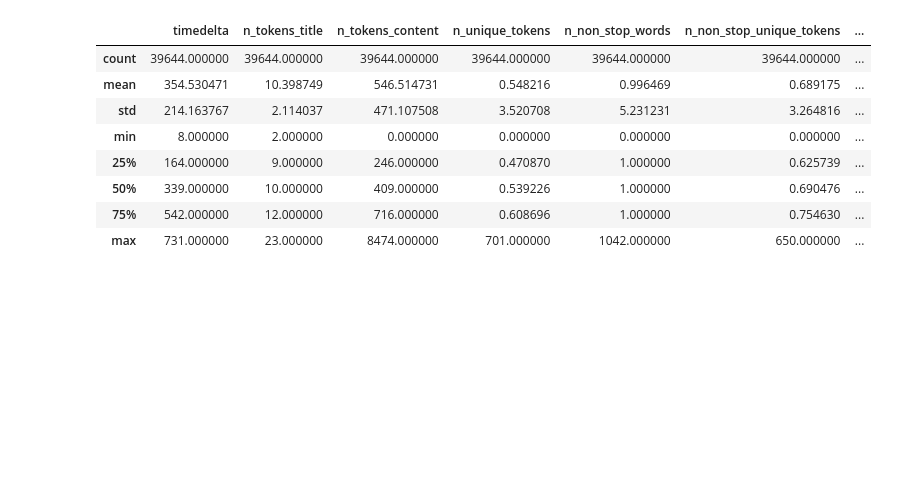
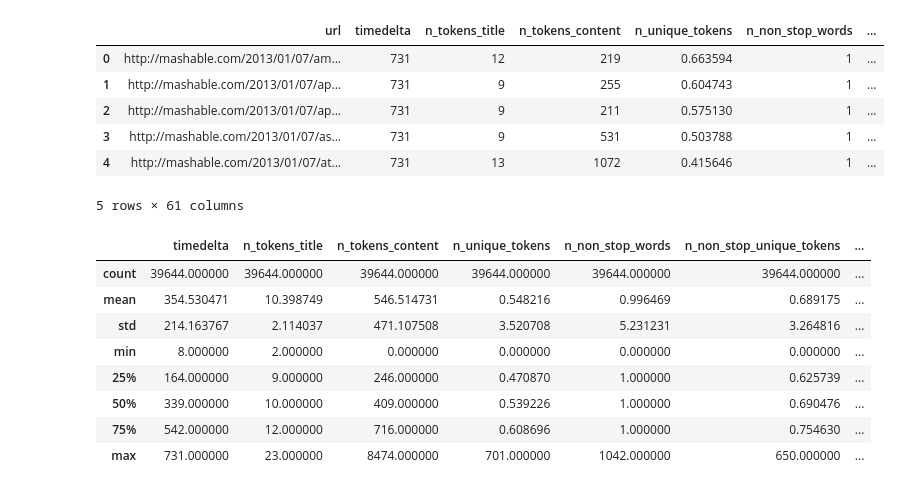
Before and after one commit to ggharry/regression-project, a Jupyter notebook: regression-project.ipynb, the cells around one changed output. Cells and saved outputs as stored; diff of their text form; code cells hidden in the pictures; blank space fills up the shorter version.

```diff
--- a/regression-project.ipynb
+++ b/regression-project.ipynb
@@ -21,5 +26,15 @@ DATA_DIR = 'data/'
 # %%
 news = pd.read_csv(DATA_DIR + 'OnlineNewsPopularity.csv')
+# %%
+news.head()
+# %% [output]
+|  | url | timedelta | n_tokens_title | n_tokens_content | n_unique_tokens | n_non_stop_words | ... |
+| 0 | http://mashable.com/2013/01/07/am... | 731 | 12 | 219 | 0.663594 | 1 | ... |
+| 1 | http://mashable.com/2013/01/07/ap... | 731 | 9 | 255 | 0.604743 | 1 | ... |
+| 2 | http://mashable.com/2013/01/07/ap... | 731 | 9 | 211 | 0.575130 | 1 | ... |
+| 3 | http://mashable.com/2013/01/07/as... | 731 | 9 | 531 | 0.503788 | 1 | ... |
+| 4 | http://mashable.com/2013/01/07/at... | 731 | 13 | 1072 | 0.415646 | 1 | ... |
+5 rows × 61 columns
 # %%
 news.describe()
 # %% [output]
```
Also changed, not shown: parts of 11 cells of this notebook, 1 other file.
